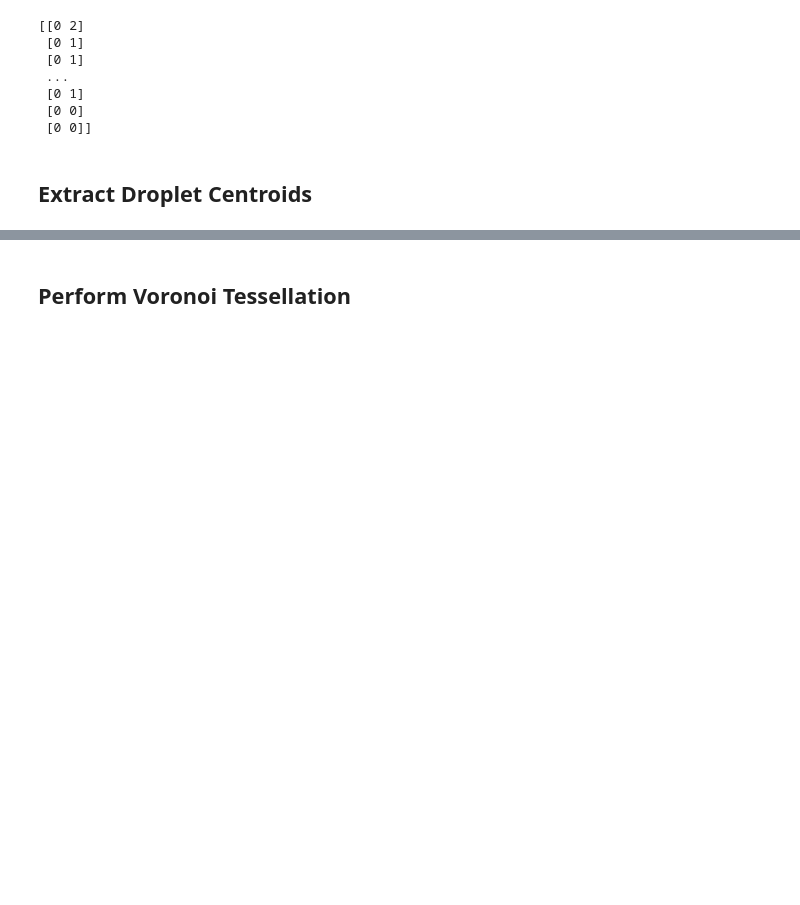
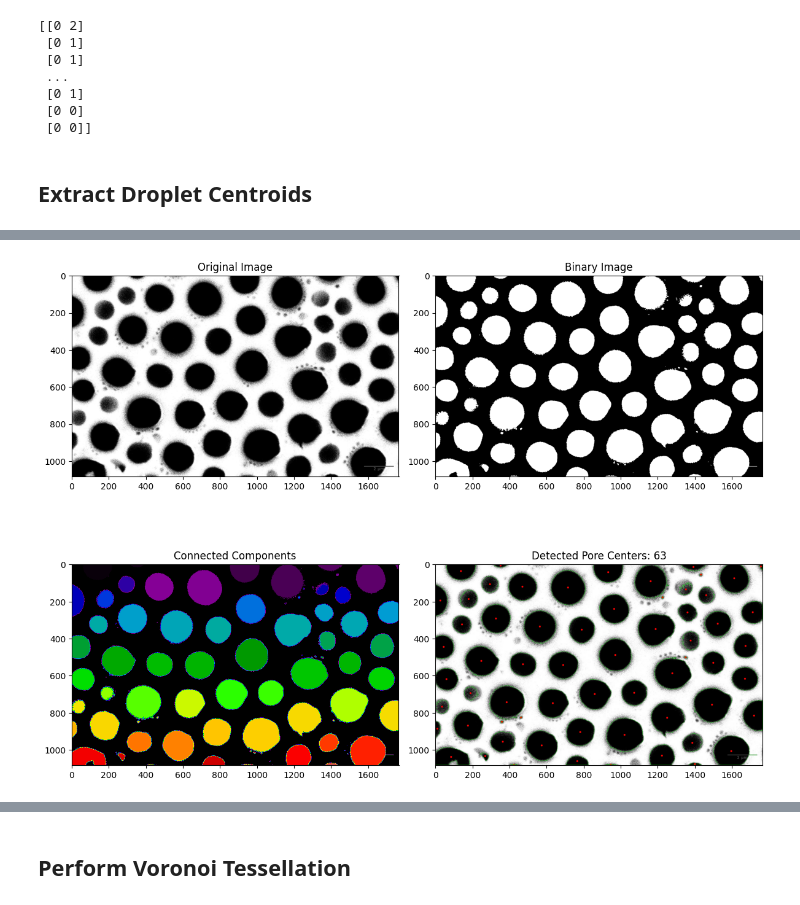
Before and after one commit to lemontang3/Python_Physics, a Jupyter notebook: Voronoi_Analysis.ipynb, the cells around one changed output, grey strips where cells are left out. Drawn from its saved outputs; the diff is of its cells as text; code cells hidden in the pictures; blank space fills up the shorter version.

```diff
--- a/Voronoi_Analysis.ipynb
+++ b/Voronoi_Analysis.ipynb
@@ -38,3 +38,97 @@ print(centroids)
  [0 0]]
 # %% [markdown]
  ## Extract Droplet Centroids
+# %%
+import cv2
+import numpy as np
+import matplotlib.pyplot as plt
+
+# Load the image
+image_path = "sample6B.png"  # Update with your image path if needed
+image = cv2.imread(image_path, cv2.IMREAD_GRAYSCALE)
+
+# Apply Gaussian blur to reduce noise
+blurred = cv2.GaussianBlur(image, (5, 5), 0)
+
+# Apply binary threshold - simpler approach that works better for this image
+# The black pores are already dark, so use a direct threshold
+_, binary = cv2.threshold(blurred, 100, 255, cv2.THRESH_BINARY_INV)
+
+# Find connected components (black regions)
+nb_components, labels, stats, centroids = cv2.connectedComponentsWithStats(binary, connectivity=8)
+
+# Filter components by size
+min_size = 100  # Minimum area to consider
+max_size = 100000  # Maximum area to consider (to filter out background)
+
+# Create output image for visualization
+output_image = cv2.cvtColor(image, cv2.COLOR_GRAY2BGR)
+
+# Filter components and draw their centers
+filtered_centroids = []
+for i in range(1, nb_components):  # Skip first component (background)
+    area = stats[i, cv2.CC_STAT_AREA]
+    if min_size < area < max_size:
+        # Get center coordinates
+        cx = int(centroids[i, 0])
+        cy = int(centroids[i, 1])
+
+        # Calculate average intensity in the original image for this component
+        component_mask = (labels == i).astype(np.uint8)
+        mean_intensity = cv2.mean(image, mask=component_mask)[0]
+
+        # Only keep dark components (pores are dark)
+        if mean_intensity < 100:  # Adjust this threshold as needed
+            filtered_centroids.append([cx, cy])
+
+            # Draw a red dot at the center
+            cv2.circle(output_image, (cx, cy), 5, (0, 0, 255), -1)
+
+            # Optional: Draw the component boundary for visualization
+            contours, _ = cv2.findContours(component_mask, cv2.RETR_EXTERNAL, cv2.CHAIN_APPROX_SIMPLE)
+            cv2.drawContours(output_image, contours, -1, (0, 255, 0), 1)
+
+# Convert to NumPy array
+print(filtered_centroids)
+filtered_centroids = np.array(filtered_centroids)
+print(f"Number of pores detected: {len(filtered_centroids)}")
+
+# Display the result
+plt.figure(figsize=(12, 10))
+
+# Original image
+plt.subplot(2, 2, 1)
+plt.imshow(image, cmap='gray')
+plt.title('Original Image')
+
+# Binary image
+plt.subplot(2, 2, 2)
+plt.imshow(binary, cmap='gray')
+plt.title('Binary Image')
+
+# Labeled components (color-coded)
+plt.subplot(2, 2, 3)
+plt.imshow(labels, cmap='nipy_spectral')
+plt.title('Connected Components')
+
+# Final result with centers
+plt.subplot(2, 2, 4)
+plt.imshow(cv2.cvtColor(output_image, cv2.COLOR_BGR2RGB))
+plt.title(f'Detected Pore Centers: {len(filtered_centroids)}')
+
+plt.tight_layout()
+plt.savefig('improved_pore_detection.png', dpi=300)
+plt.show()
+
+# Save the results
+np.save('pore_centroids.npy', filtered_centroids)
+cv2.imwrite('pore_centers.png', output_image)
+
+# Also create a simple visualization showing just the original image with centers
+plt.figure(figsize=(10, 8))
+plt.imshow(image, cmap='gray')
+plt.scatter(filtered_centroids[:, 0], filtered_centroids[:, 1], c='red', s=30)
+plt.title('Detected Droplet Centers')
+plt.savefig('droplet_centers.png', dpi=300)
+plt.show()
+# %% [output]
@@ -40,0 +137 @@ print(centroids)
+[figure, added]
```
Also changed, not shown: parts of 6 cells of this notebook, 19 other files.
